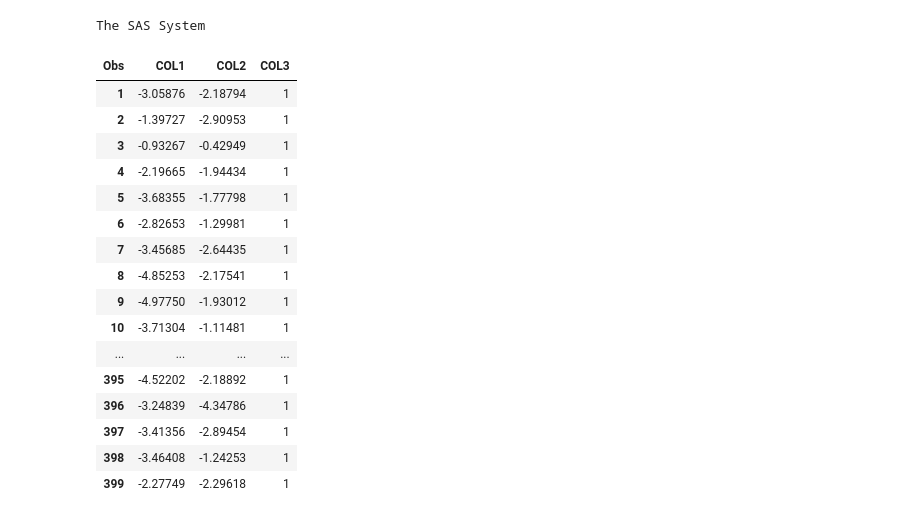
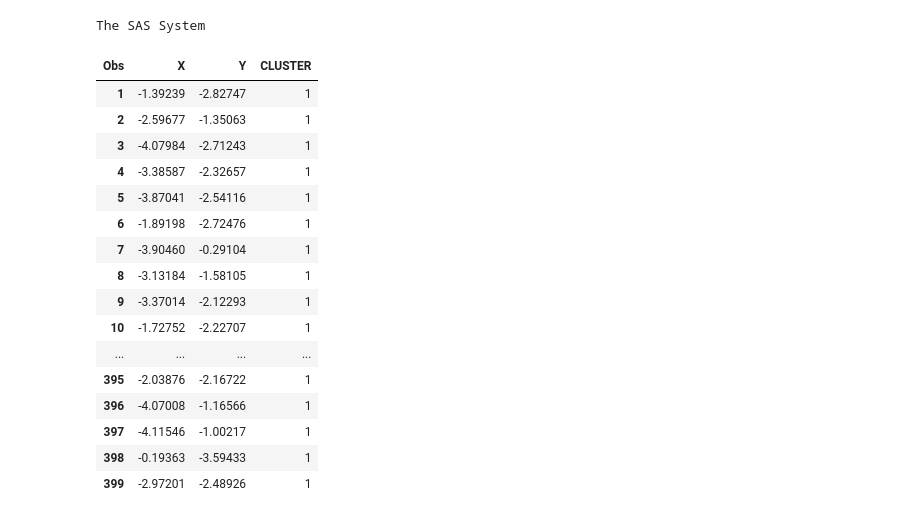
Before and after one commit to ljofre/sas-puc-course, a Jupyter notebook: Clase practica 11 de Mayo.ipynb, the cells around one changed output. Drawn from its saved outputs; the diff is of its cells as text; code cells hidden in the pictures.

```diff
--- a/Clase practica 11 de Mayo.ipynb
+++ b/Clase practica 11 de Mayo.ipynb
@@ -39,23 +42,23 @@ quit;
 # %% [output]
 [interactive output not drawn]
 # %%
-proc print;
+proc print data=work.simulacion_cluster;
 # %% [output]
 The SAS System
-| Obs | COL1 | COL2 | COL3 |
-| 1 | -3.05876 | -2.18794 | 1 |
-| 2 | -1.39727 | -2.90953 | 1 |
-| 3 | -0.93267 | -0.42949 | 1 |
-| 4 | -2.19665 | -1.94434 | 1 |
-| 5 | -3.68355 | -1.77798 | 1 |
-| 6 | -2.82653 | -1.29981 | 1 |
-| 7 | -3.45685 | -2.64435 | 1 |
-| 8 | -4.85253 | -2.17541 | 1 |
-| 9 | -4.97750 | -1.93012 | 1 |
-| 10 | -3.71304 | -1.11481 | 1 |
+| Obs | X | Y | CLUSTER |
+| 1 | -1.39239 | -2.82747 | 1 |
+| 2 | -2.59677 | -1.35063 | 1 |
+| 3 | -4.07984 | -2.71243 | 1 |
+| 4 | -3.38587 | -2.32657 | 1 |
+| 5 | -3.87041 | -2.54116 | 1 |
+| 6 | -1.89198 | -2.72476 | 1 |
+| 7 | -3.90460 | -0.29104 | 1 |
+| 8 | -3.13184 | -1.58105 | 1 |
+| 9 | -3.37014 | -2.12293 | 1 |
+| 10 | -1.72752 | -2.22707 | 1 |
 | ... | ... | ... | ... |
-| 395 | -4.52202 | -2.18892 | 1 |
-| 396 | -3.24839 | -4.34786 | 1 |
-| 397 | -3.41356 | -2.89454 | 1 |
-| 398 | -3.46408 | -1.24253 | 1 |
-| 399 | -2.27749 | -2.29618 | 1 |
+| 395 | -2.03876 | -2.16722 | 1 |
+| 396 | -4.07008 | -1.16566 | 1 |
+| 397 | -4.11546 | -1.00217 | 1 |
+| 398 | -0.19363 | -3.59433 | 1 |
+| 399 | -2.97201 | -2.48926 | 1 |
```
Also changed, not shown: parts of 1 cell of this notebook.
